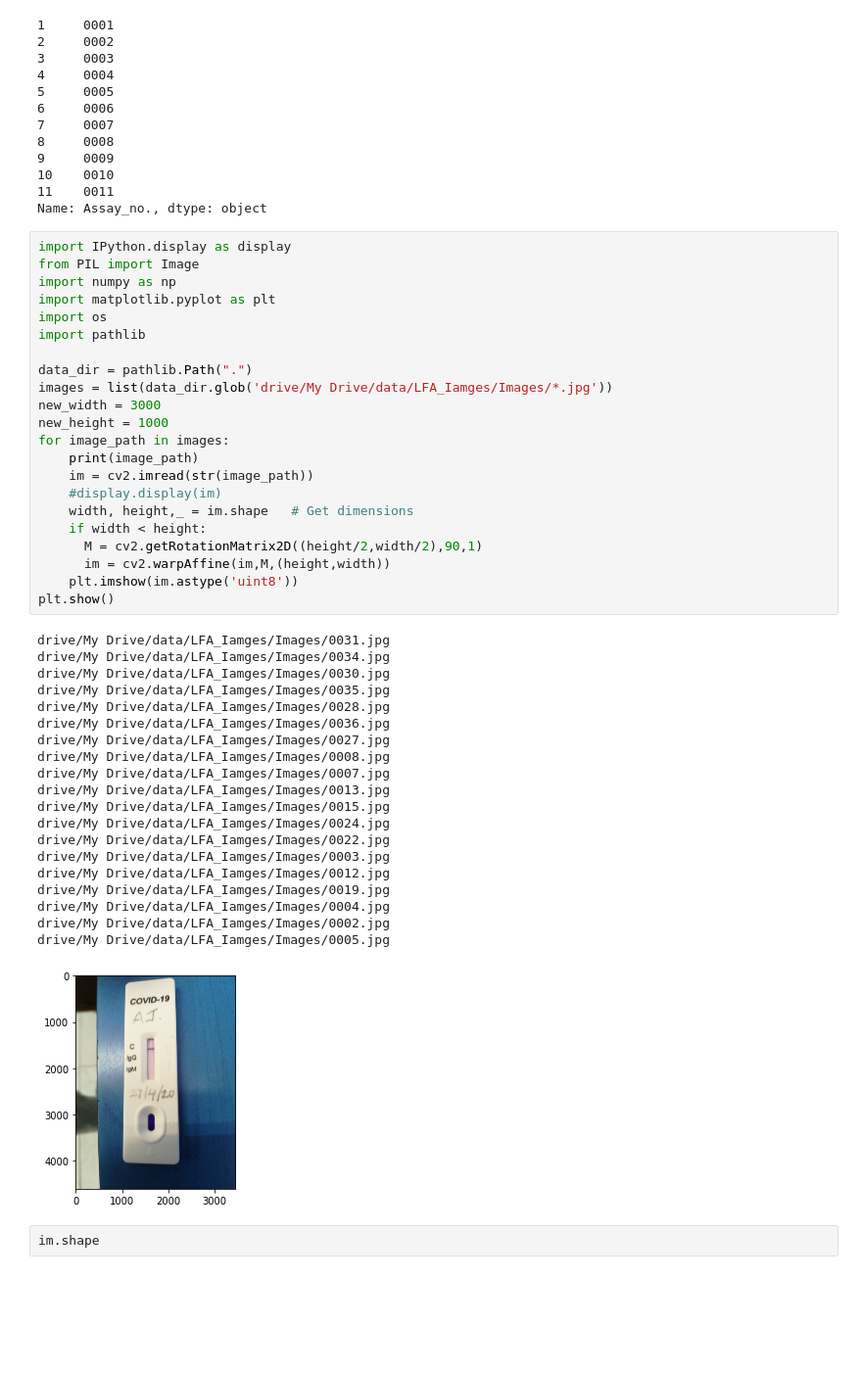
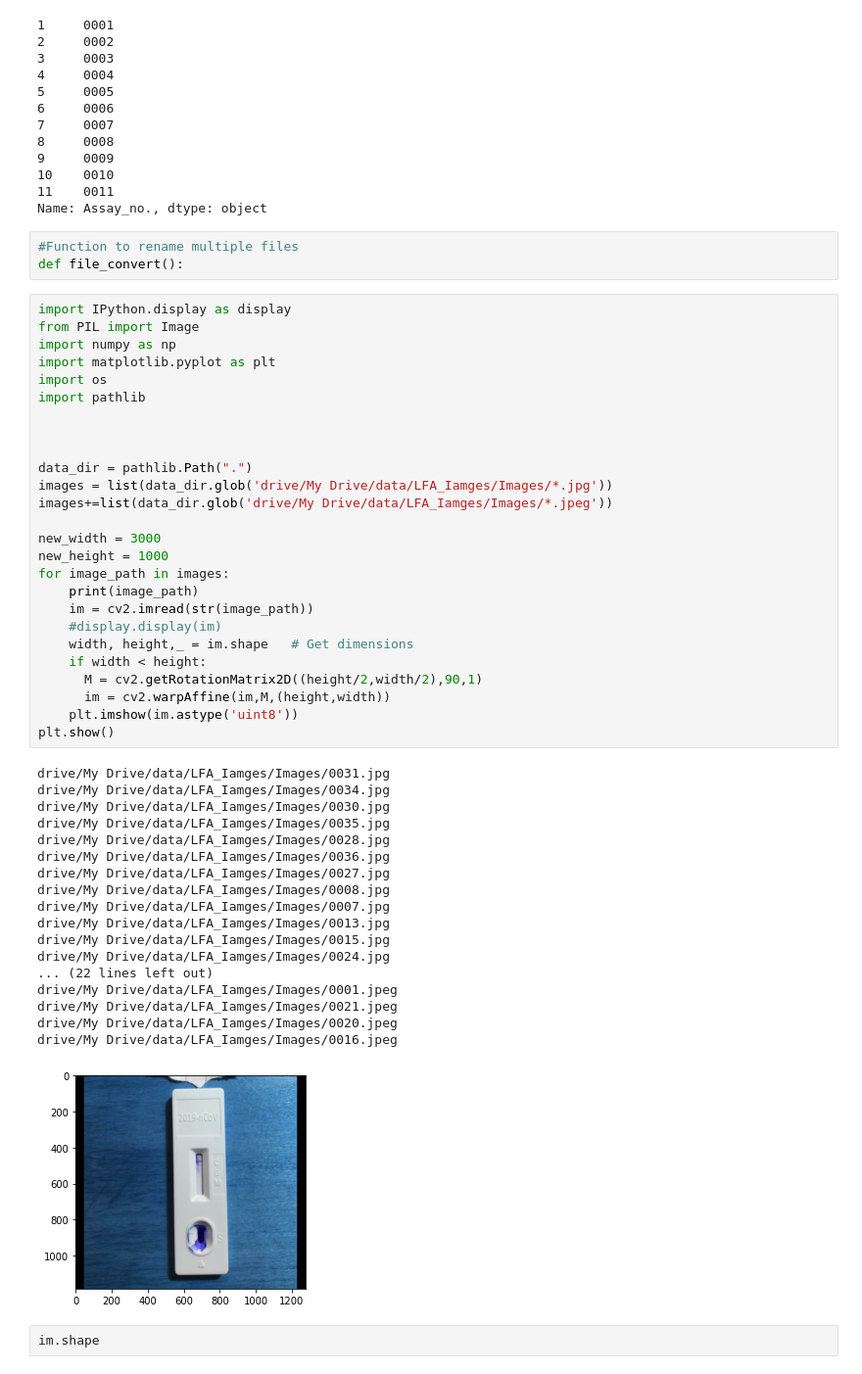
Before and after one commit to VeereshShringari/myKagglecode, a Jupyter notebook: resnet5_keras_baseline_COVID_LFLImages_15May.ipynb, the cells around one changed output. Shown at 98% size. Cells and saved outputs as stored; diff of their text form; blank space fills up the shorter version.

```diff
--- a/resnet5_keras_baseline_COVID_LFLImages_15May.ipynb
+++ b/resnet5_keras_baseline_COVID_LFLImages_15May.ipynb
@@ -109,6 +115,9 @@ df_labels['Assay_no.'].head(11)
 10    0010
 11    0011
 Name: Assay_no., dtype: object
+# %%
+#Function to rename multiple files
+def file_convert():
 # %%
 import IPython.display as display
 from PIL import Image
@@ -117,41 +126,43 @@ import matplotlib.pyplot as plt
 import os
 import pathlib
 
+
+
 data_dir = pathlib.Path(".")
 images = list(data_dir.glob('drive/My Drive/data/LFA_Iamges/Images/*.jpg'))
+images+=list(data_dir.glob('drive/My Drive/data/LFA_Iamges/Images/*.jpeg'))
+
 new_width = 3000
 new_height = 1000
 for image_path in images:
     print(image_path)
     im = cv2.imread(str(image_path))
     #display.display(im)
     width, height,_ = im.shape   # Get dimensions
     if width < height:
       M = cv2.getRotationMatrix2D((height/2,width/2),90,1)
       im = cv2.warpAffine(im,M,(height,width))
     plt.imshow(im.astype('uint8'))
 plt.show()
 # %% [output]
 drive/My Drive/data/LFA_Iamges/Images/0031.jpg
 drive/My Drive/data/LFA_Iamges/Images/0034.jpg
 drive/My Drive/data/LFA_Iamges/Images/0030.jpg
 drive/My Drive/data/LFA_Iamges/Images/0035.jpg
 drive/My Drive/data/LFA_Iamges/Images/0028.jpg
 drive/My Drive/data/LFA_Iamges/Images/0036.jpg
 drive/My Drive/data/LFA_Iamges/Images/0027.jpg
 drive/My Drive/data/LFA_Iamges/Images/0008.jpg
 drive/My Drive/data/LFA_Iamges/Images/0007.jpg
 drive/My Drive/data/LFA_Iamges/Images/0013.jpg
 drive/My Drive/data/LFA_Iamges/Images/0015.jpg
 drive/My Drive/data/LFA_Iamges/Images/0024.jpg
-drive/My Drive/data/LFA_Iamges/Images/0022.jpg
-drive/My Drive/data/LFA_Iamges/Images/0003.jpg
-drive/My Drive/data/LFA_Iamges/Images/0012.jpg
-drive/My Drive/data/LFA_Iamges/Images/0019.jpg
-drive/My Drive/data/LFA_Iamges/Images/0004.jpg
-drive/My Drive/data/LFA_Iamges/Images/0002.jpg
-drive/My Drive/data/LFA_Iamges/Images/0005.jpg
+... (22 lines left out)
+drive/My Drive/data/LFA_Iamges/Images/0001.jpeg
+drive/My Drive/data/LFA_Iamges/Images/0021.jpeg
+drive/My Drive/data/LFA_Iamges/Images/0020.jpeg
+drive/My Drive/data/LFA_Iamges/Images/0016.jpeg
-[figure, old version]
+[figure, new version]
 # %%
 im.shape
 # %% [output]
```
Also changed, not shown: parts of 6 cells of this notebook.
